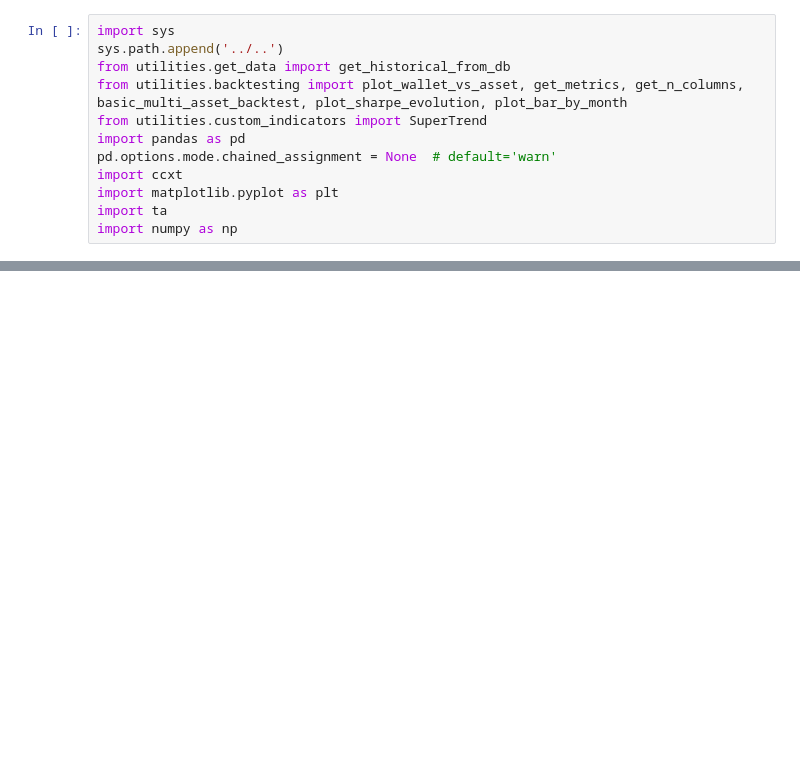
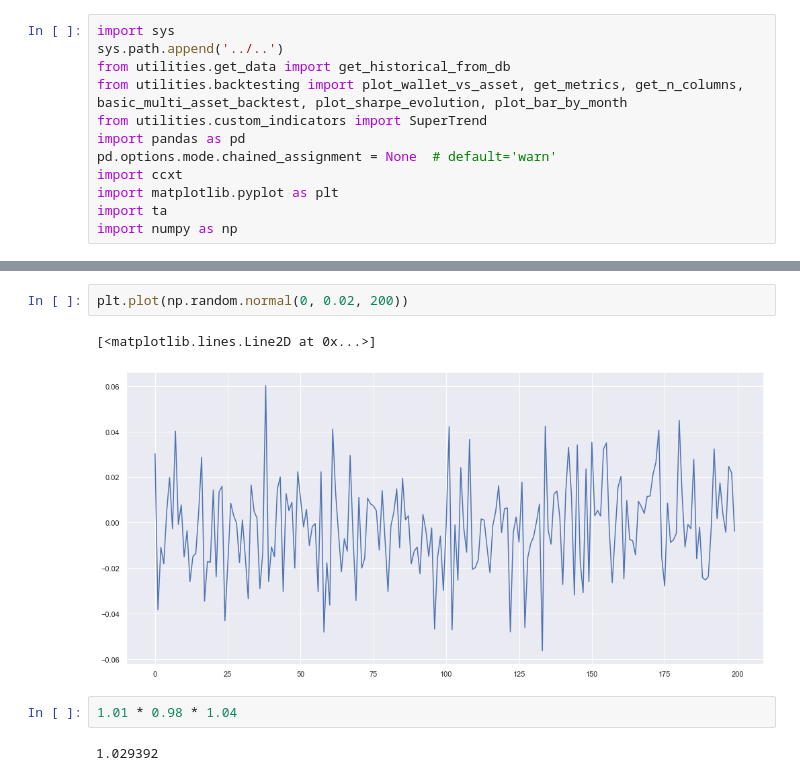
Before and after one commit to CryptoRobotFr/backtest_tools, a Jupyter notebook: backtest/multi_division/super_reversal.ipynb, the cells around one changed output, grey strips where cells are left out. Drawn from its saved outputs; the diff is of its cells as text; blank space fills up the shorter version.

```diff
--- a/backtest/multi_division/super_reversal.ipynb
+++ b/backtest/multi_division/super_reversal.ipynb
@@ -329,0 +420,9 @@ df_trades
+# %%
+plt.plot(np.random.normal(0, 0.02, 200))
+# %% [output]
+[<matplotlib.lines.Line2D at 0x...>]
+[figure, added]
+# %%
+1.01 * 0.98 * 1.04
+# %% [output]
+1.029392
```
Also changed, not shown: parts of 7 cells of this notebook, 2 other files.
